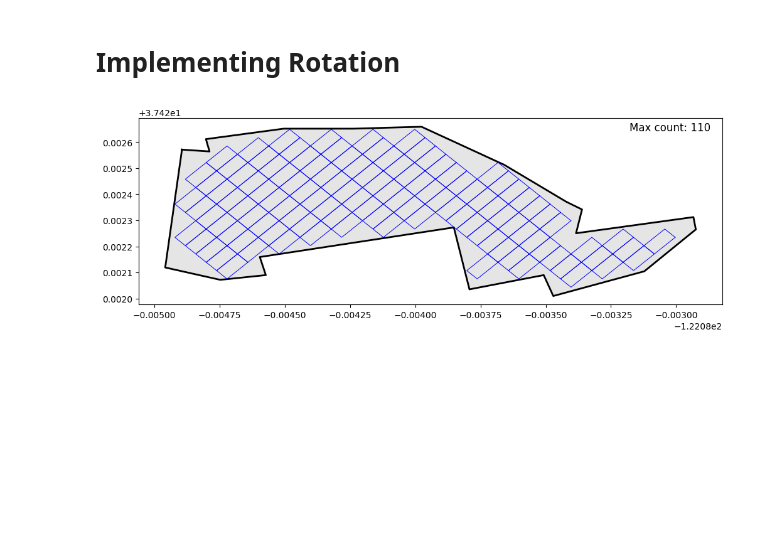
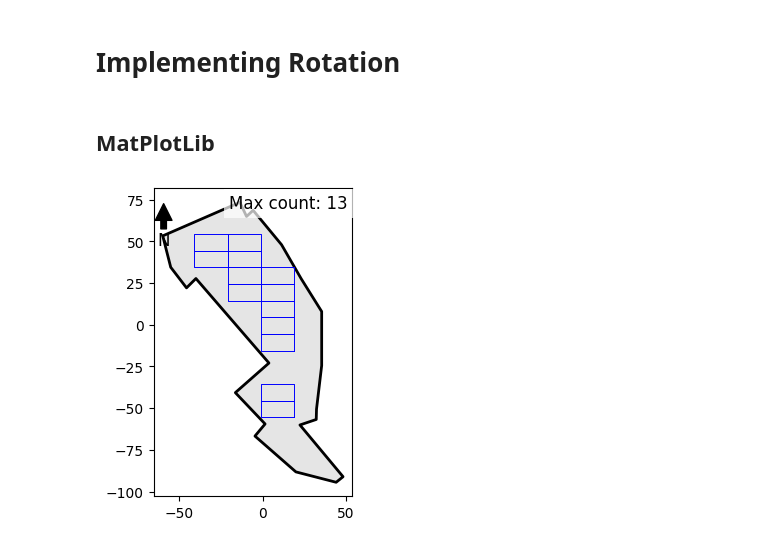
Before and after one commit to KaeBee2003/PV_Layout_Optimization, a Jupyter notebook: FirstDraft.ipynb, the cells around one changed output. Drawn from its saved outputs; the diff is of its cells as text; code cells hidden in the pictures; blank space fills up the shorter version.

```diff
--- a/FirstDraft.ipynb
+++ b/FirstDraft.ipynb
@@ -361,4 +330,0 @@ a, b = pack_rectangles_in_polygon_rot(polygon_lonlat = current_polygon, rect_w_m
-# %%
-plot_polygon_with_rectangles(current_polygon, a, b)
-# %% [output]
-[figure, removed]
@@ -364,0 +340,47 @@ plot_polygon_with_rectangles(current_polygon, a, b)
+# %% [markdown]
+## MatPlotLib
+# %%
+def add_north_arrow(ax, size=0.1):
+    ax.annotate(
+        'N',
+        xy=(0.05, 0.95),               # arrow tip (top of arrow)
+        xytext=(0.05, 0.95 - size),    # arrow tail
+        xycoords='axes fraction',
+        textcoords='axes fraction',
+        ha='center',
+        va='center',
+        fontsize=12,
+        arrowprops=dict(facecolor='black', width=4, headwidth=12)
+    )
+# %%
+def plot_polygon_with_rectangles_local(poly_local, rects_local, max_count):
+    fig, ax = plt.subplots(figsize=(12,4))
+
+    x, y = poly_local.exterior.xy
+    ax.plot(x, y, color="black", linewidth=2)
+    ax.fill(x, y, alpha=0.2, color="gray")
+
+    for r in rects_local:
+        rx, ry = r.exterior.xy
+        ax.plot(rx, ry, color="blue", linewidth=0.7)
+
+    ax.text(
+        0.98, 0.98,
+        f"Max count: {max_count}",
+        transform=ax.transAxes,
+        ha="right",
+        va="top",
+        fontsize=12,
+        bbox=dict(facecolor="white", alpha=0.7, edgecolor="none")
+    )
+
+    # add north arrow (size controls arrow length)
+    add_north_arrow(ax, size=0.12)
+
+    ax.set_aspect("equal", adjustable="box")
+    plt.show()
+# %%
+
+plot_polygon_with_rectangles_local(poly_local, c, b)
+# %% [output]
+[figure, added]
```
Also changed, not shown: parts of 11 cells of this notebook.
